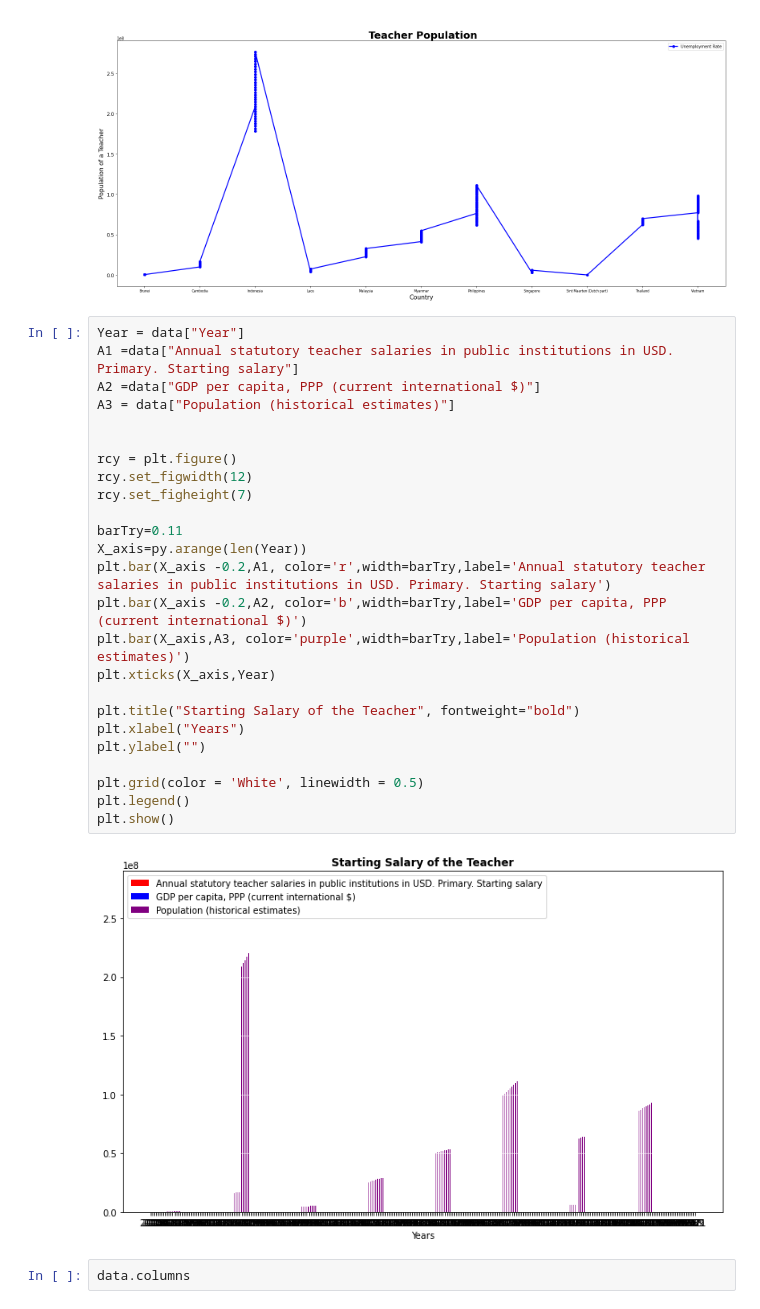
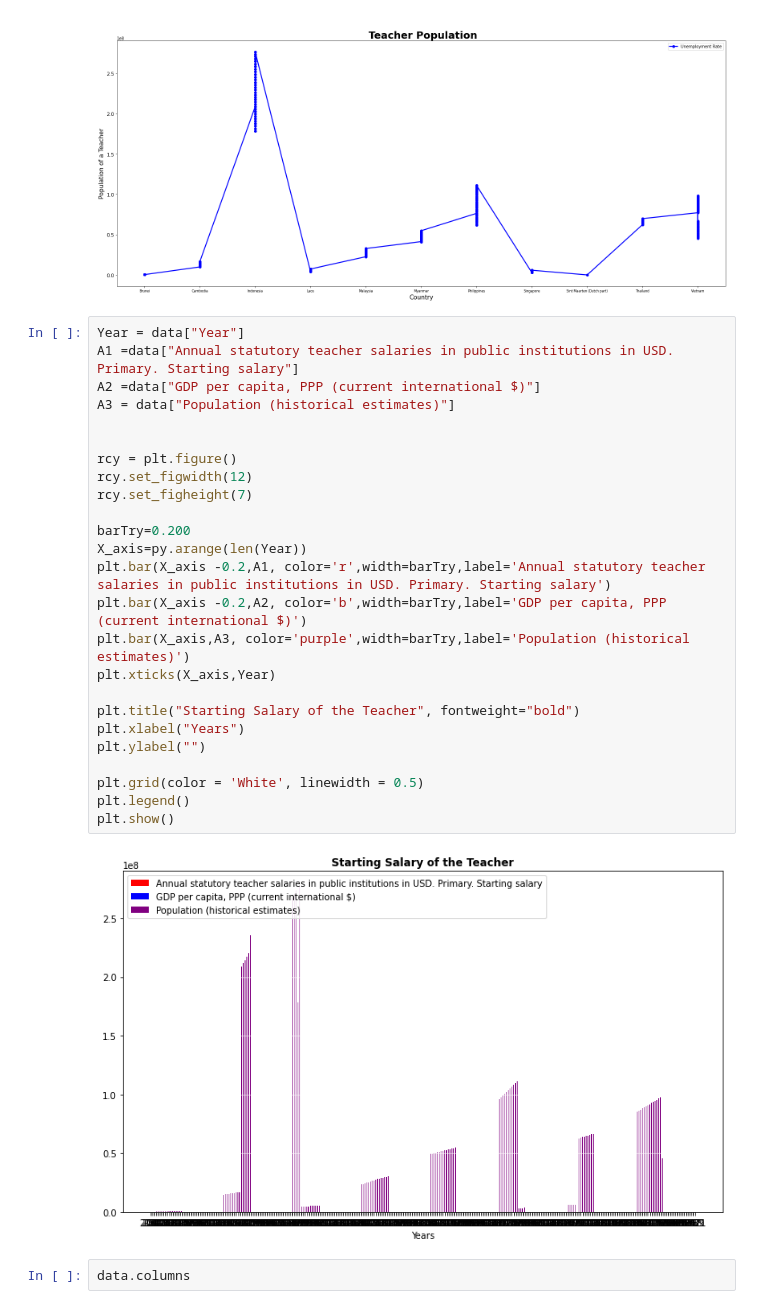
Before and after one commit to DarlynBSIT-3206/Gang-of-Greatness, a Jupyter notebook: Educational_System_Malpractice_and_Negligence_on_the_real_purpose_basis_of_education.ipynb, the cells around one changed output. Cells and saved outputs as stored; diff of their text form.

```diff
--- a/Educational_System_Malpractice_and_Negligence_on_the_real_purpose_basis_of_education.ipynb
+++ b/Educational_System_Malpractice_and_Negligence_on_the_real_purpose_basis_of_education.ipynb
@@ -127,30 +127,30 @@ plt.show()
 # %%
 Year = data["Year"]
 A1 =data["Annual statutory teacher salaries in public institutions in USD. Primary. Starting salary"]
 A2 =data["GDP per capita, PPP (current international $)"]
 A3 = data["Population (historical estimates)"]
 
 
 rcy = plt.figure()
 rcy.set_figwidth(12)
 rcy.set_figheight(7)
 
-barTry=0.11
+barTry=0.200
 X_axis=py.arange(len(Year))
 plt.bar(X_axis -0.2,A1, color='r',width=barTry,label='Annual statutory teacher salaries in public institutions in USD. Primary. Starting salary')
 plt.bar(X_axis -0.2,A2, color='b',width=barTry,label='GDP per capita, PPP (current international $)')
 plt.bar(X_axis,A3, color='purple',width=barTry,label='Population (historical estimates)')
 plt.xticks(X_axis,Year)
 
 plt.title("Starting Salary of the Teacher", fontweight="bold")
 plt.xlabel("Years")
 plt.ylabel("")
 
 plt.grid(color = 'White', linewidth = 0.5)
 plt.legend()
 plt.show()
 # %% [output]
-[figure, old version]
+[figure, new version]
 # %%
 data.columns
 # %% [output]
```
Also changed, not shown: parts of 1 cell of this notebook.
